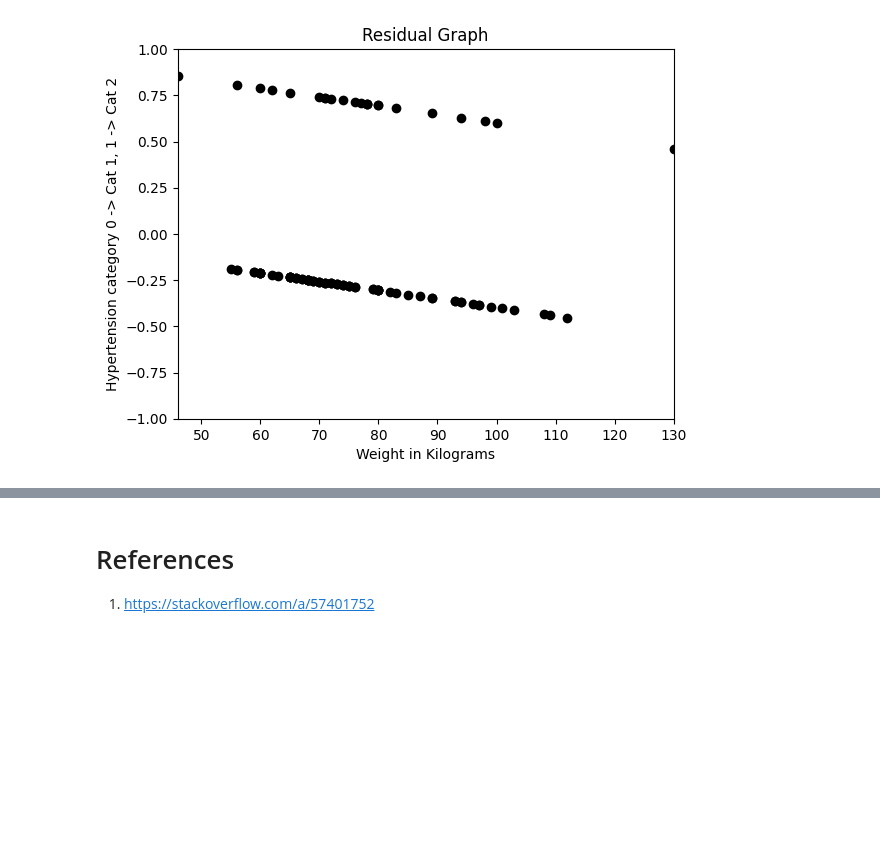
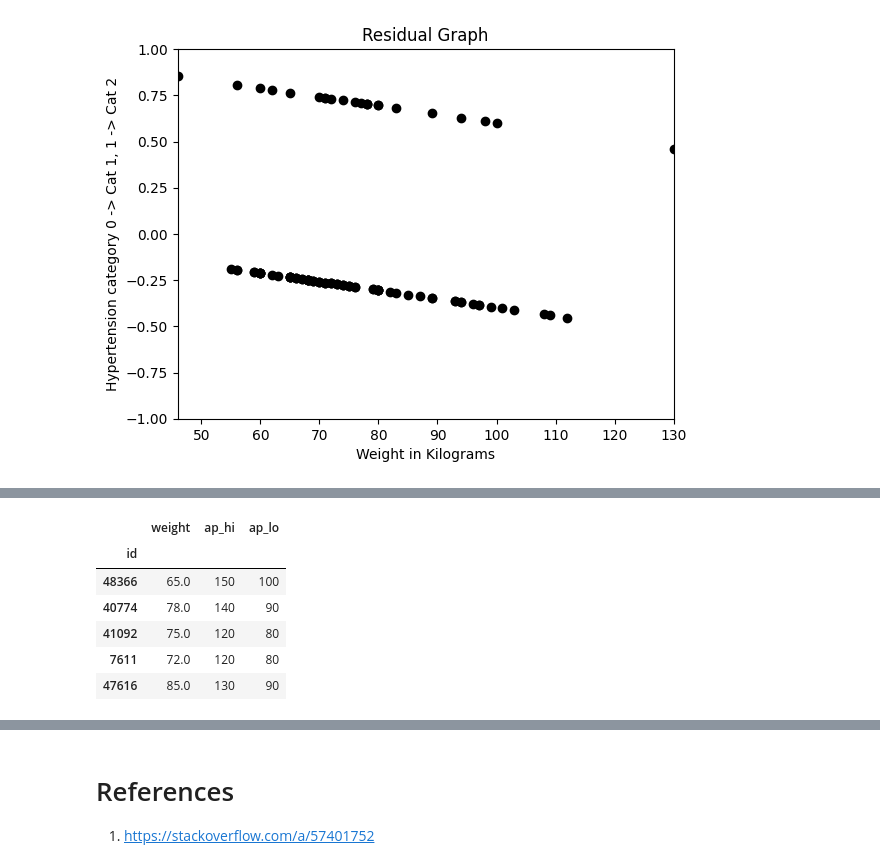
Before and after one commit to farhanarrafi/empirical-analysis-cardiovascular-data, a Jupyter notebook: Emperical_Analysis_Project.ipynb, the cells around one changed output, grey strips where cells are left out. Drawn from its saved outputs; the diff is of its cells as text; code cells hidden in the pictures; blank space fills up the shorter version.

```diff
--- a/Emperical_Analysis_Project.ipynb
+++ b/Emperical_Analysis_Project.ipynb
@@ -543,0 +556,17 @@ plt.scatter(X_test, residual, color="black")
+# %%
+from sklearn.linear_model import LinearRegression
+
+Y = pd.get_dummies(data = samples['bp_category'], drop_first=True)
+#print(Y)
+
+X = samples.drop(axis='columns', columns=['height', 'age_years', 'bmi', 'bp_category'], index=None)
+
+X.head()
+# %% [output]
+|  | weight | ap_hi | ap_lo |
+| id |  |  |  |
+| 48366 | 65.0 | 150 | 100 |
+| 40774 | 78.0 | 140 | 90 |
+| 41092 | 75.0 | 120 | 80 |
+| 7611 | 72.0 | 120 | 80 |
+| 47616 | 85.0 | 130 | 90 |
```
Also changed, not shown: parts of 10 cells of this notebook.
